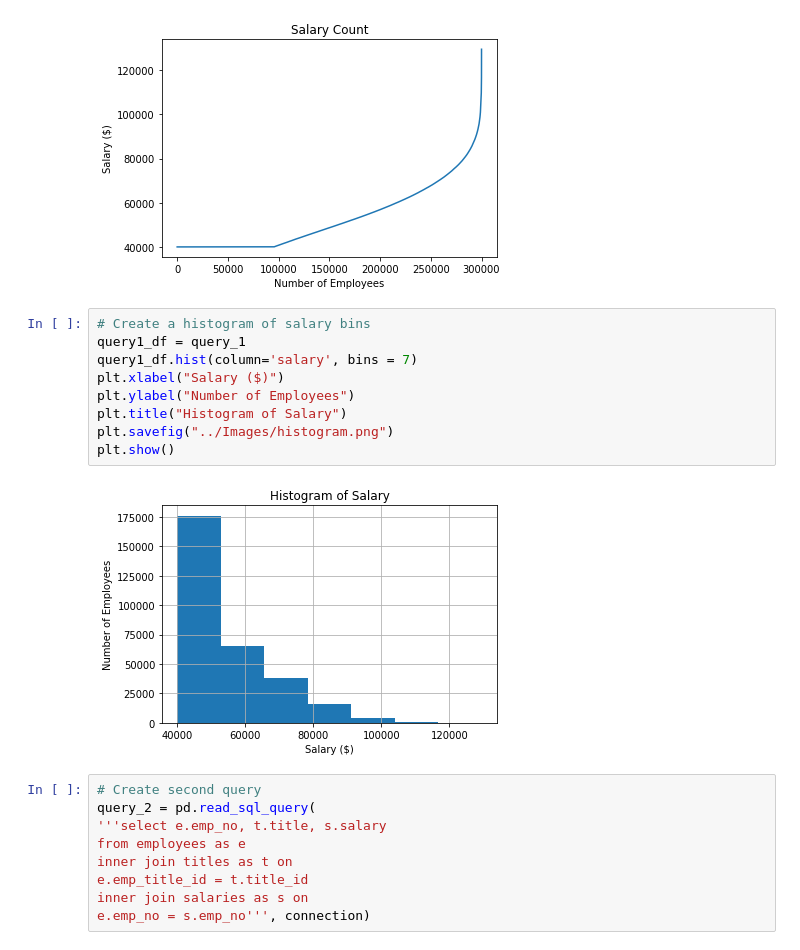
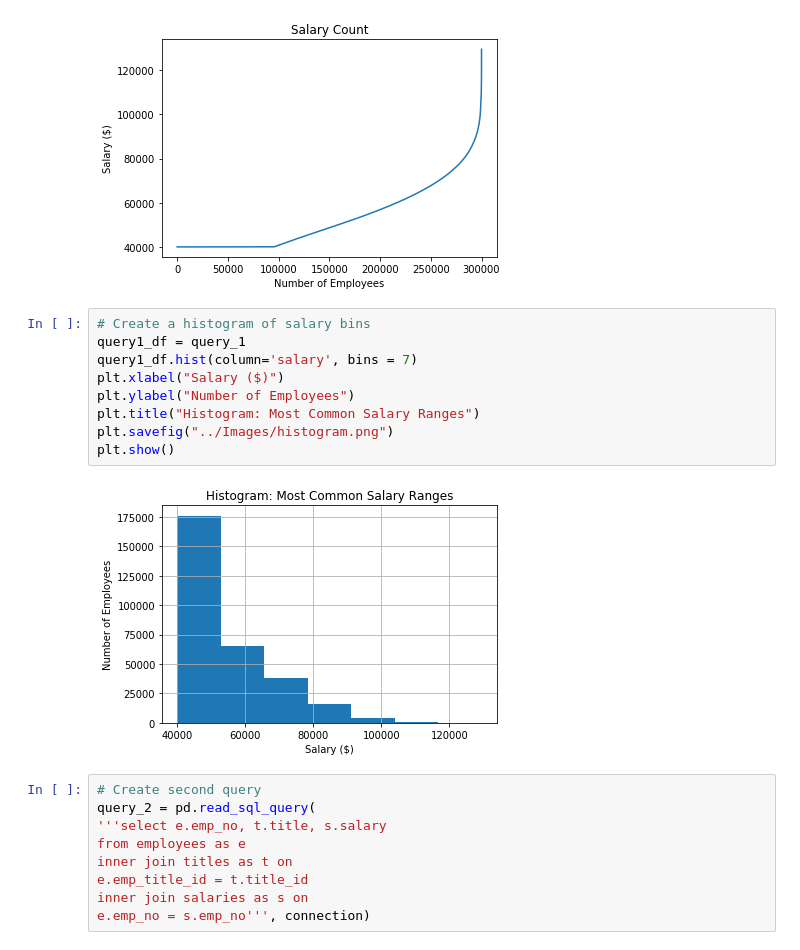
Before and after one commit to juliabrunett/sql-challenge, a Jupyter notebook: EmployeeSQL/Bonus.ipynb, the cells around one changed output. Drawn from its saved outputs; the diff is of its cells as text.

```diff
--- a/EmployeeSQL/Bonus.ipynb
+++ b/EmployeeSQL/Bonus.ipynb
@@ -55,14 +55,14 @@ plt.show()
 # %%
 # Create a histogram of salary bins
 query1_df = query_1
 query1_df.hist(column='salary', bins = 7)
 plt.xlabel("Salary ($)")
 plt.ylabel("Number of Employees")
-plt.title("Histogram of Salary")
+plt.title("Histogram: Most Common Salary Ranges")
 plt.savefig("../Images/histogram.png")
 plt.show()
 # %% [output]
-[figure, old version]
+[figure, new version]
 # %%
 # Create second query
 query_2 = pd.read_sql_query(
```
Also changed, not shown: parts of 2 cells of this notebook, 1 other file.
